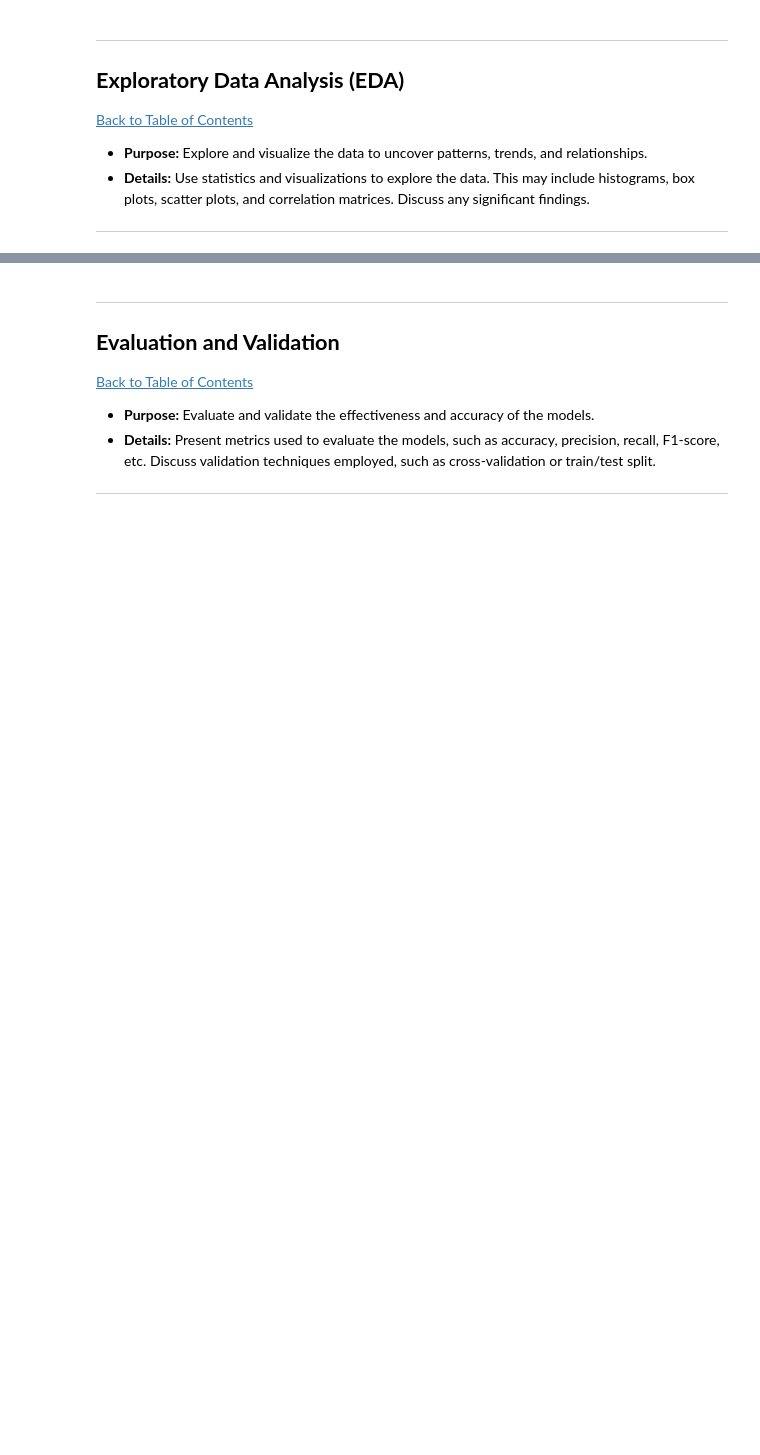
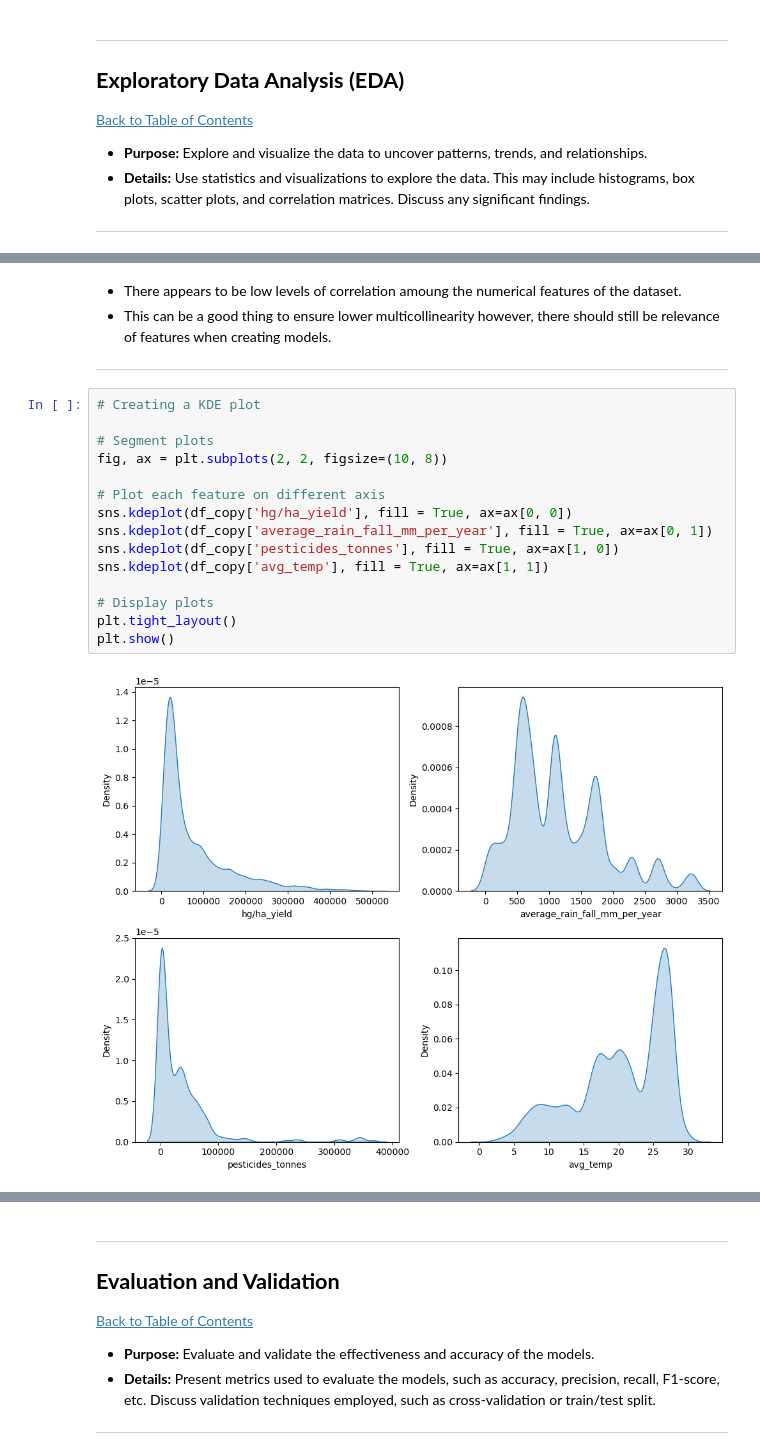
Before and after one commit to KGEbrahim/Workplace-project, a Jupyter notebook: QCTO---Workplace-Module-Notebook-Template-4571.ipynb, the cells around one changed output, grey strips where cells are left out. Drawn from its saved outputs; the diff is of its cells as text; blank space fills up the shorter version.

Commit message:
EDA complete, models in progress

```diff
--- a/QCTO---Workplace-Module-Notebook-Template-4571.ipynb
+++ b/QCTO---Workplace-Module-Notebook-Template-4571.ipynb
@@ -236,0 +275,21 @@ df_copy
+# %% [markdown]
+- There appears to be low levels of correlation amoung the numerical features of the dataset.
+- This can be a good thing to ensure lower multicollinearity however, there should still be relevance of features when creating models.
+---
+# %%
+# Creating a KDE plot
+
+# Segment plots
+fig, ax = plt.subplots(2, 2, figsize=(10, 8))
+
+# Plot each feature on different axis
+sns.kdeplot(df_copy['hg/ha_yield'], fill = True, ax=ax[0, 0])
+sns.kdeplot(df_copy['average_rain_fall_mm_per_year'], fill = True, ax=ax[0, 1])
+sns.kdeplot(df_copy['pesticides_tonnes'], fill = True, ax=ax[1, 0])
+sns.kdeplot(df_copy['avg_temp'], fill = True, ax=ax[1, 1])
+
+# Display plots
+plt.tight_layout()
+plt.show()
+# %% [output]
+[figure, added]
```
Also changed, not shown: parts of 25 cells of this notebook.
